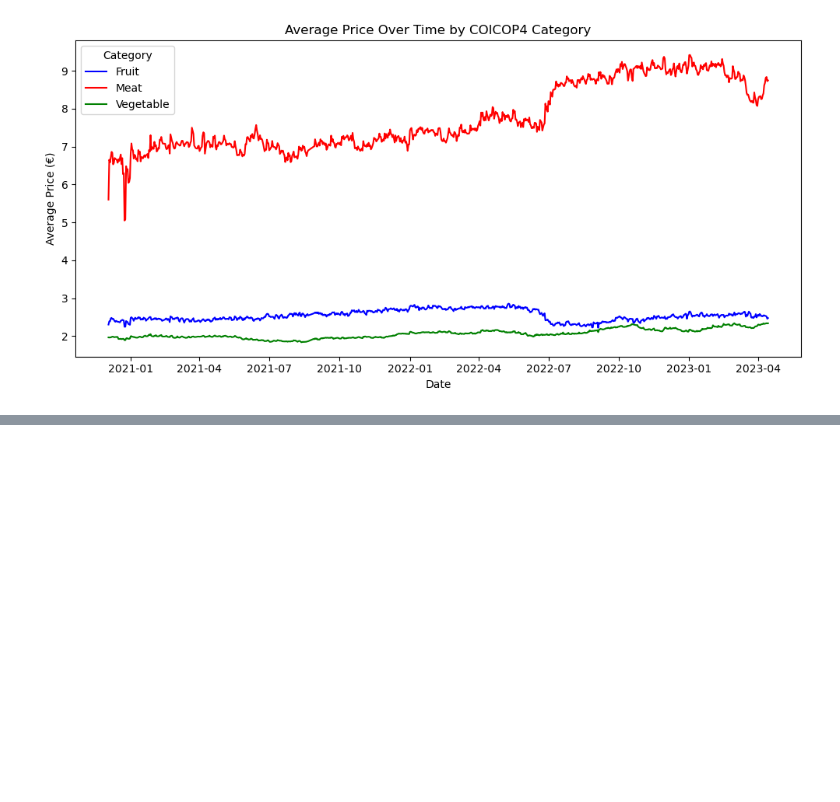
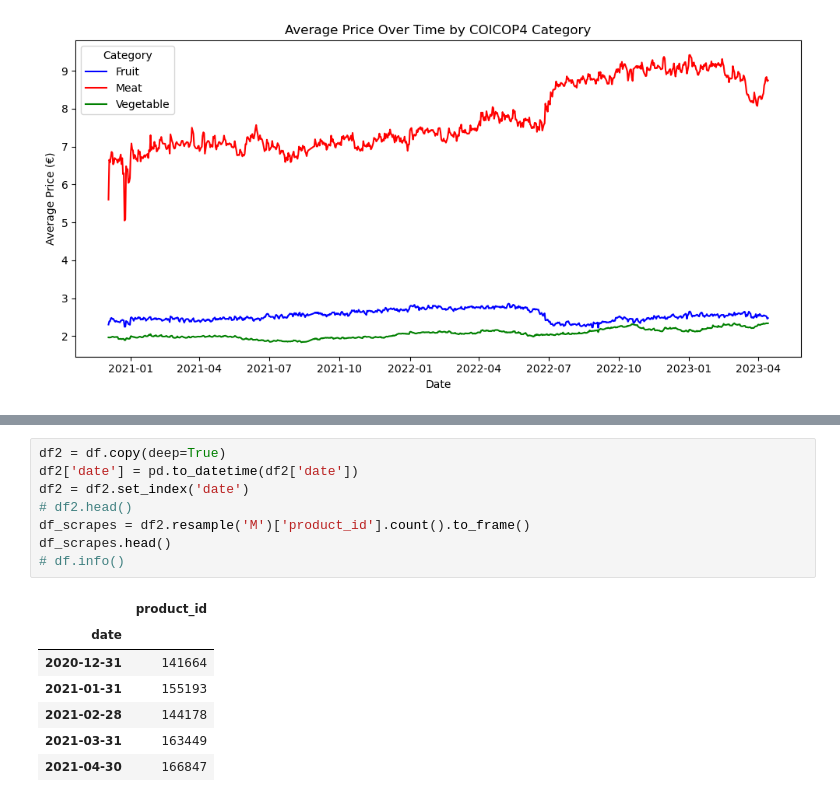
Before and after one commit to sergegoussev/price_stats_experiments, a Jupyter notebook: notebooks/Sasso_et_al_italian_dataset.ipynb, the cells around one changed output, grey strips where cells are left out. Drawn from its saved outputs; the diff is of its cells as text; blank space fills up the shorter version.

```diff
--- a/notebooks/Sasso_et_al_italian_dataset.ipynb
+++ b/notebooks/Sasso_et_al_italian_dataset.ipynb
@@ -92,0 +131,16 @@ plt.show()
+# %%
+df2 = df.copy(deep=True)
+df2['date'] = pd.to_datetime(df2['date'])
+df2 = df2.set_index('date')
+# df2.head()
+df_scrapes = df2.resample('M')['product_id'].count().to_frame()
+df_scrapes.head()
+# df.info()
+# %% [output]
+|  | product_id |
+| date |  |
+| 2020-12-31 | 141664 |
+| 2021-01-31 | 155193 |
+| 2021-02-28 | 144178 |
+| 2021-03-31 | 163449 |
+| 2021-04-30 | 166847 |
```
Also changed, not shown: parts of 10 cells of this notebook.
